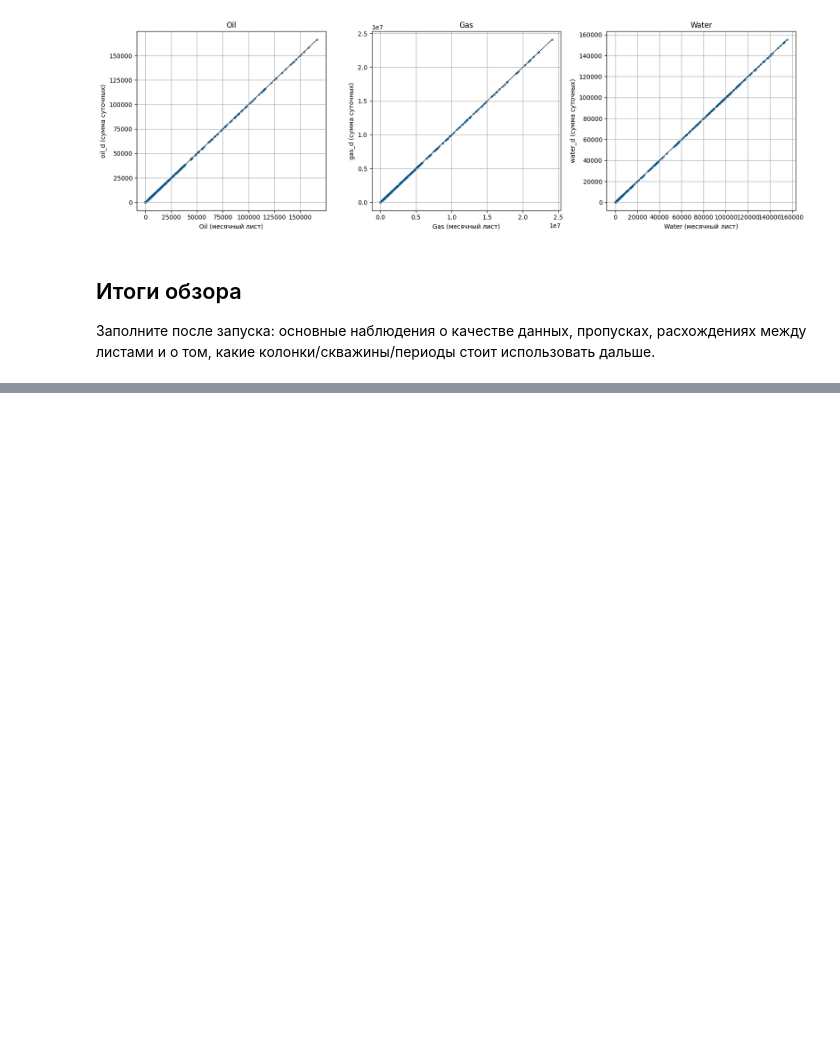
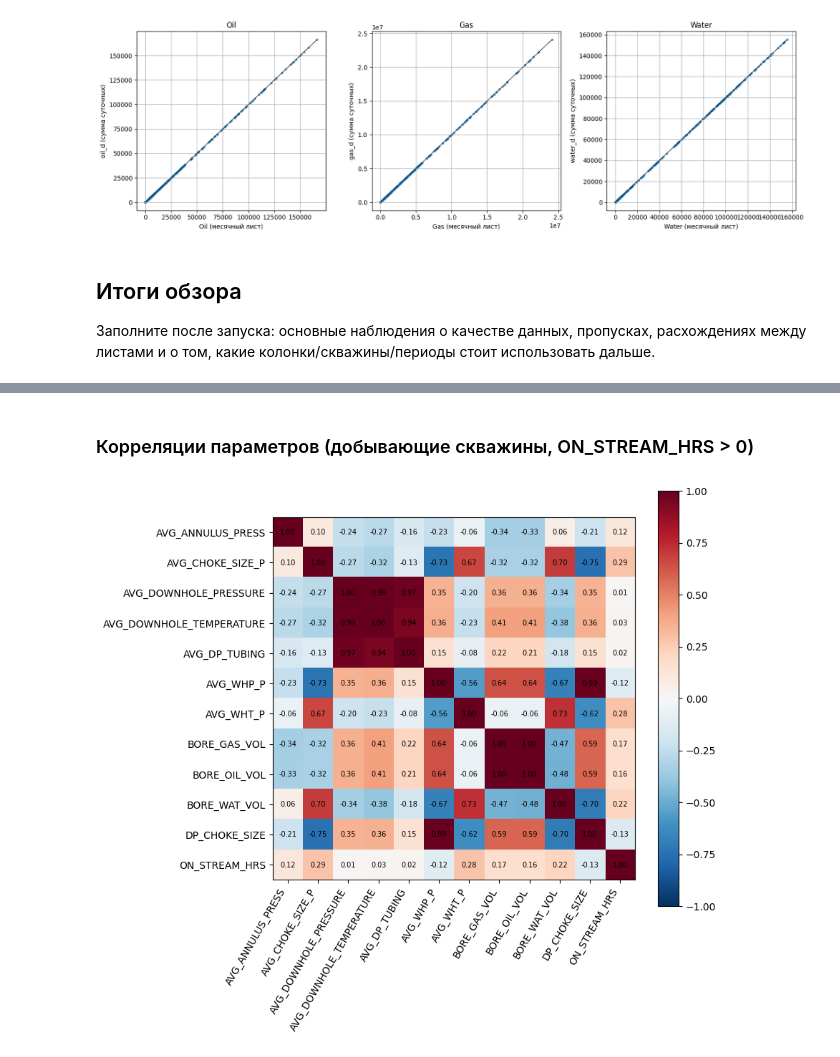
Before and after one commit to SashaVeremchuk/Gazprom-production-forecast, a Jupyter notebook: data_overview.ipynb, the cells around one changed output, grey strips where cells are left out. Drawn from its saved outputs; the diff is of its cells as text; code cells hidden in the pictures; blank space fills up the shorter version.

```diff
--- a/data_overview.ipynb
+++ b/data_overview.ipynb
@@ -598,0 +961,20 @@ plt.show()
+# %% [markdown]
+### Корреляции параметров (добывающие скважины, ON_STREAM_HRS > 0)
+# %%
+prod = daily_result[(daily_result["FLOW_KIND"] == "production") & (daily_result["ON_STREAM_HRS"] > 0)]
+corr_cols = [c for c in NUM_COLS if c != "BORE_WI_VOL"]
+corr = prod[corr_cols].corr()
+
+fig, ax = plt.subplots(figsize=(9, 8))
+im = ax.imshow(corr, cmap="RdBu_r", vmin=-1, vmax=1)
+ax.set_xticks(range(len(corr_cols)), corr_cols, rotation=60, ha="right")
+ax.set_yticks(range(len(corr_cols)), corr_cols)
+for i in range(len(corr_cols)):
+    for j in range(len(corr_cols)):
+        ax.text(j, i, f"{corr.iloc[i, j]:.2f}", ha="center", va="center", fontsize=7)
+ax.grid(False)
+fig.colorbar(im, ax=ax)
+plt.tight_layout()
+plt.show()
+# %% [output]
+[figure, added]
```
Also changed, not shown: parts of 58 cells of this notebook.
